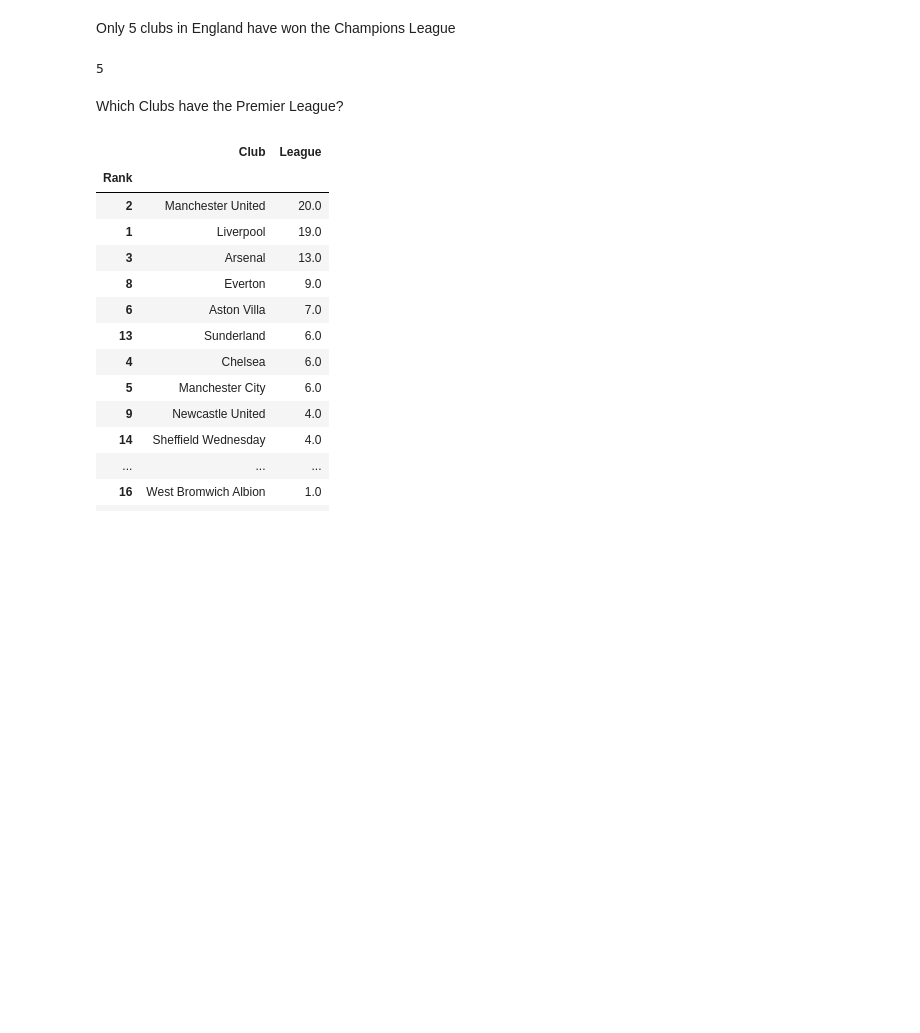
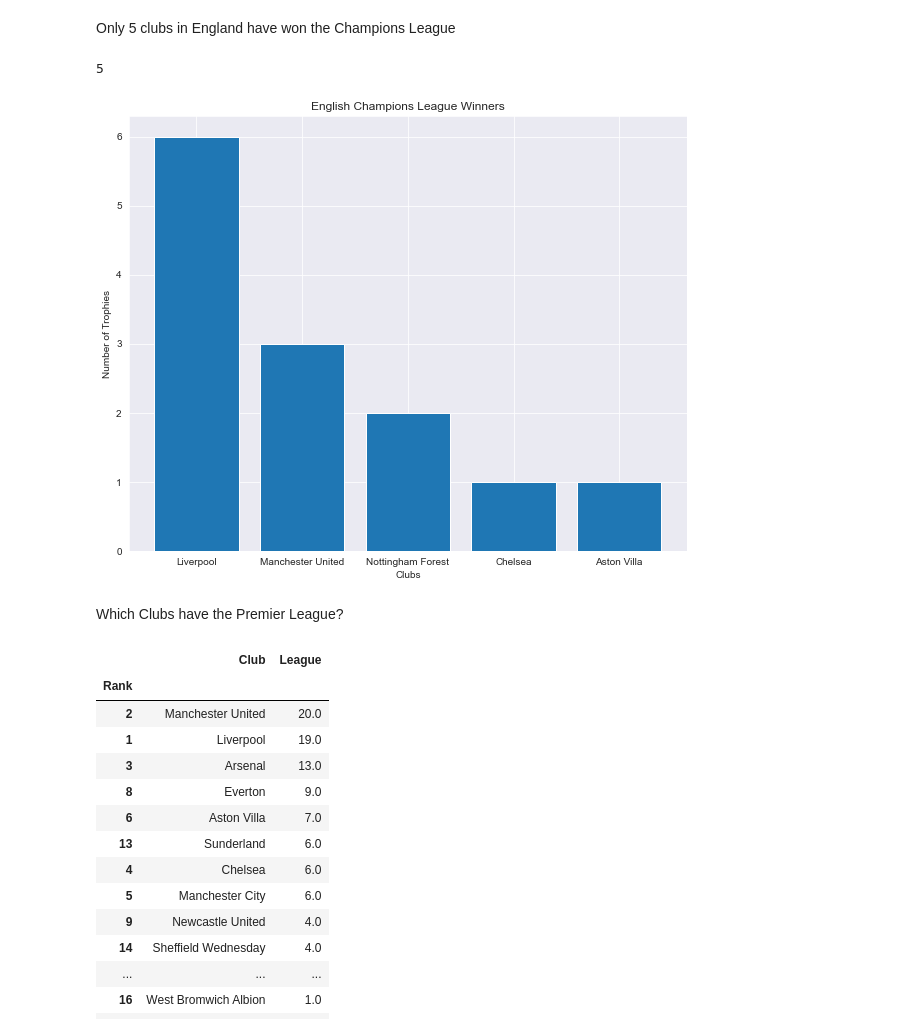
Before and after one commit to EyimofeP/english-football-trophy, a Jupyter notebook: English Football Trophy Analysis.ipynb, the cells around one changed output. Drawn from its saved outputs; the diff is of its cells as text; code cells hidden in the pictures; blank space fills up the shorter version.

```diff
--- a/English Football Trophy Analysis.ipynb
+++ b/English Football Trophy Analysis.ipynb
@@ -64,4 +67,6 @@ memory usage: 4.1+ KB
 # %% [markdown]
 Which Clubs have won Champions League?
 # %%
-pl[pl["UEFAChampions\'League"] >= 1][["Club", "UEFAChampions\'League"]].sort_values("UEFAChampions\'League", ascending =False)
+champs_df = pl[pl["UEFAChampions\'League"] >= 1][["Club", "UEFAChampions\'League"]].sort_values("UEFAChampions\'League", ascending =False)
+champs_club = champs_df["Club"]
+champs_number = champs_df["UEFAChampions\'League"]
@@ -79,6 +86,17 @@ Only 5 clubs in England have won the Champions League
 len(pl[pl["UEFAChampions\'League"] >= 1])
 # %% [output]
 5
+# %%
+sns.set_style("darkgrid")
+
+plt.figure(figsize=[10,8])
+plt.bar(champs_club, champs_number)
+
+plt.title("English Champions League Winners")
+plt.xlabel("Clubs")
+plt.ylabel("Number of Trophies");
+# %% [output]
+[figure, added]
 # %% [markdown]
 Which Clubs have the Premier League?
 # %%
```
Also changed, not shown: parts of 14 cells of this notebook.
